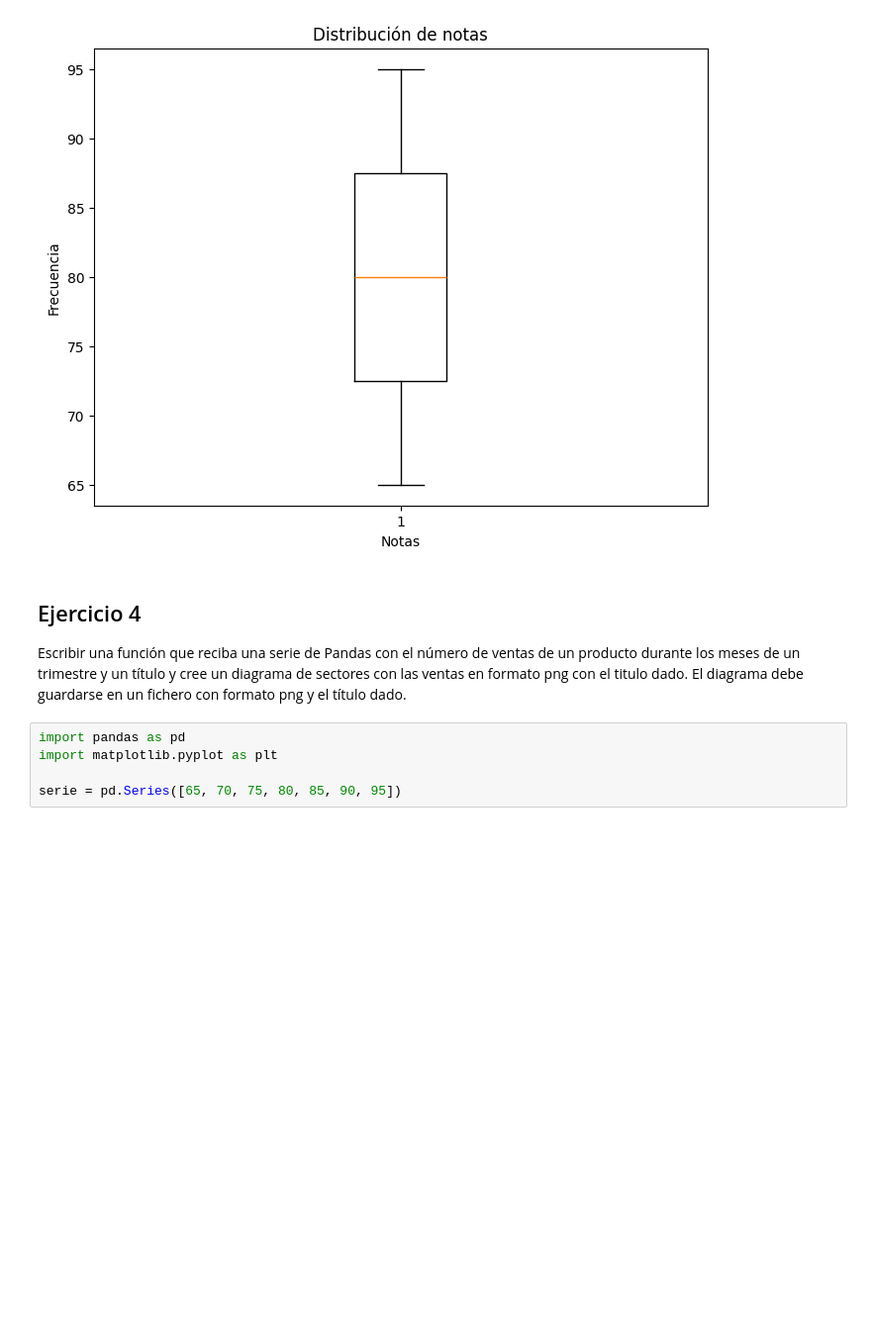
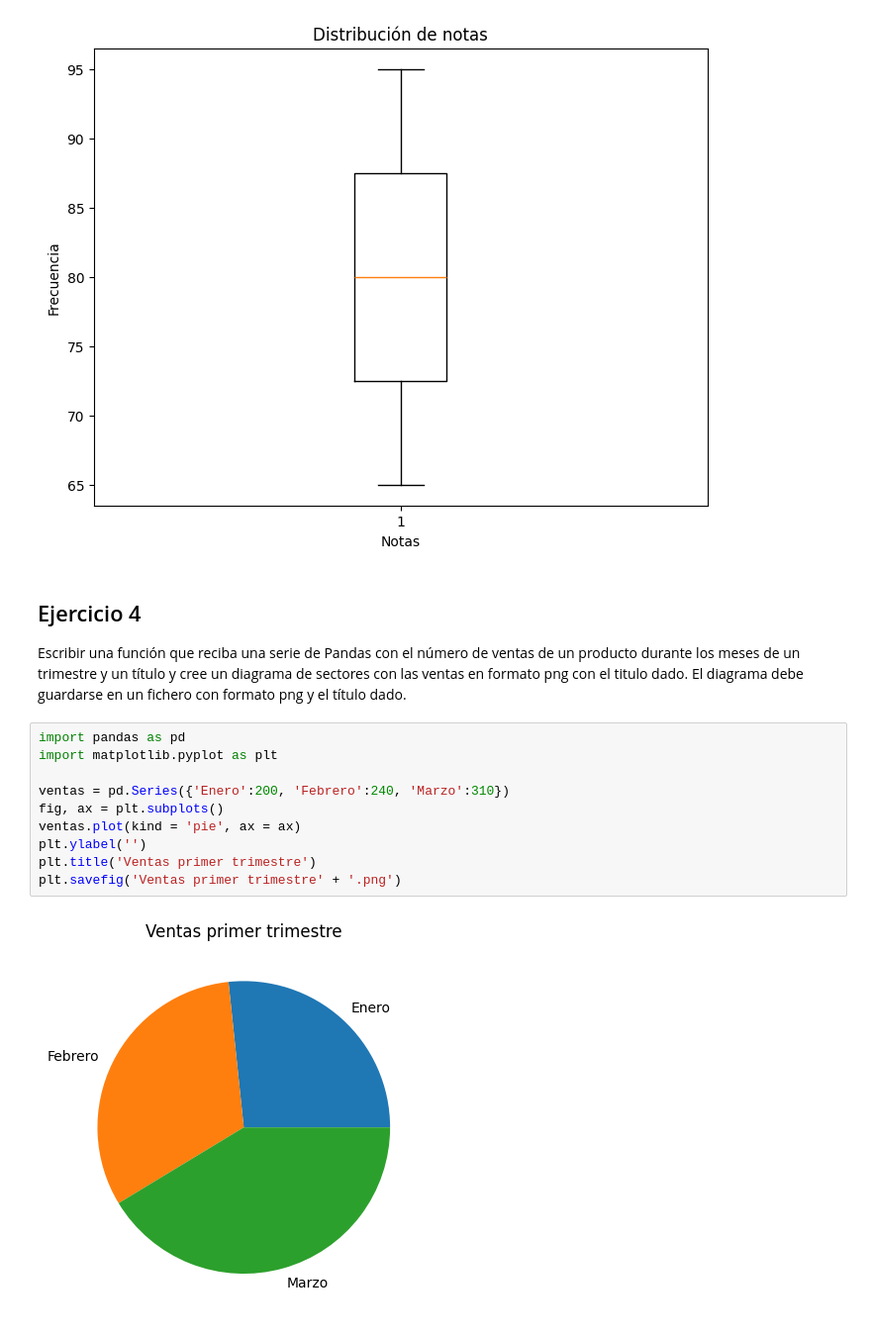
Before and after one commit to Fr1np/AplicacionesDigitales, a Jupyter notebook: ejerciciosMatPlot.ipynb, the cells around one changed output. Shown at 99% size. Saved outputs shown, nothing was run; the diff lists cells and outputs as text; blank space fills up the shorter version.

```diff
--- a/ejerciciosMatPlot.ipynb
+++ b/ejerciciosMatPlot.ipynb
@@ -49,8 +49,15 @@ plt.show()
 # %% [markdown]
 ## Ejercicio 4
 Escribir una función que reciba una serie de Pandas con el número de ventas de un producto durante los meses de un trimestre y un título y cree un diagrama de sectores con las ventas en formato png con el titulo dado. El diagrama debe guardarse en un fichero con formato png y el título dado.
-# %%
-import pandas as pd
-import matplotlib.pyplot as plt
-
-serie = pd.Series([65, 70, 75, 80, 85, 90, 95])
+# %%
+import pandas as pd
+import matplotlib.pyplot as plt
+
+ventas = pd.Series({'Enero':200, 'Febrero':240, 'Marzo':310})
+fig, ax = plt.subplots()
+ventas.plot(kind = 'pie', ax = ax)
+plt.ylabel('')
+plt.title('Ventas primer trimestre')
+plt.savefig('Ventas primer trimestre' + '.png')
+# %% [output]
+[figure, added]
```
Also changed, not shown: parts of 6 cells of this notebook, 3 other files.
